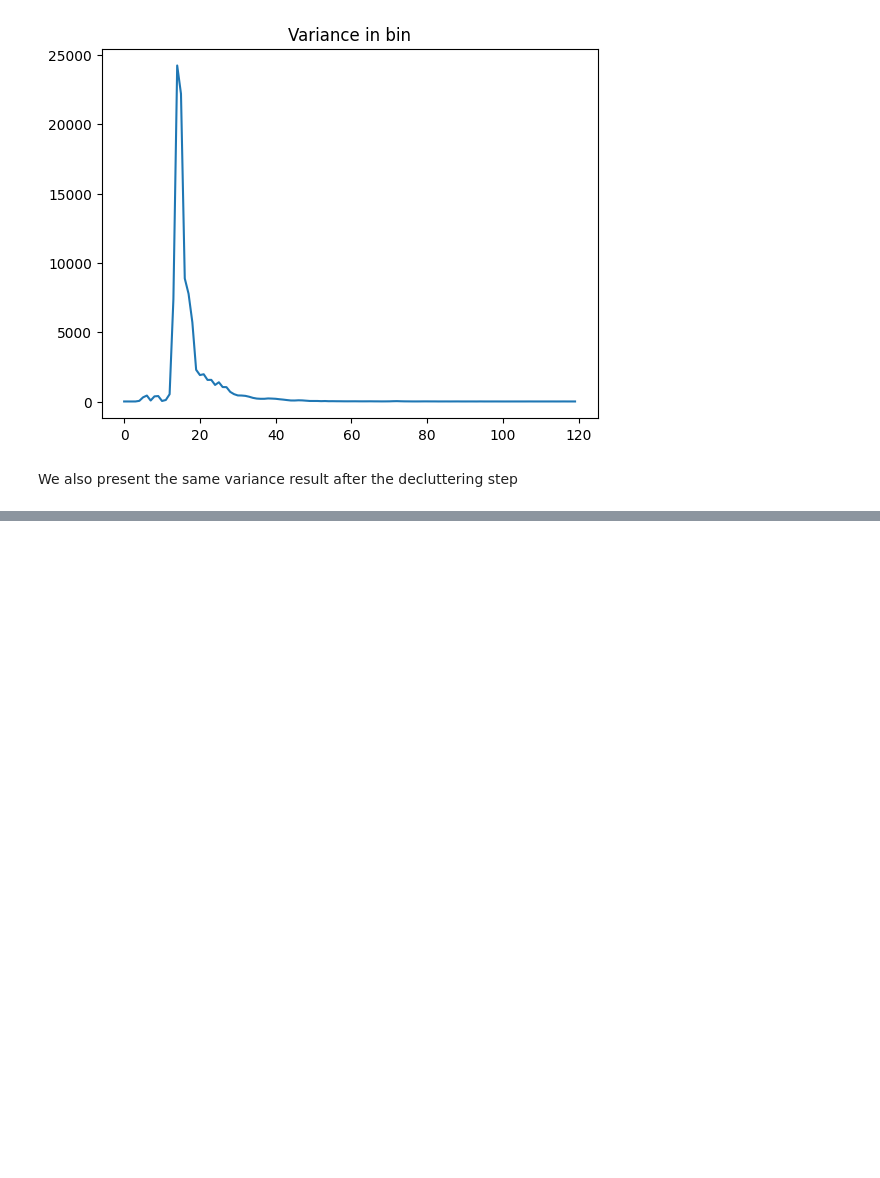
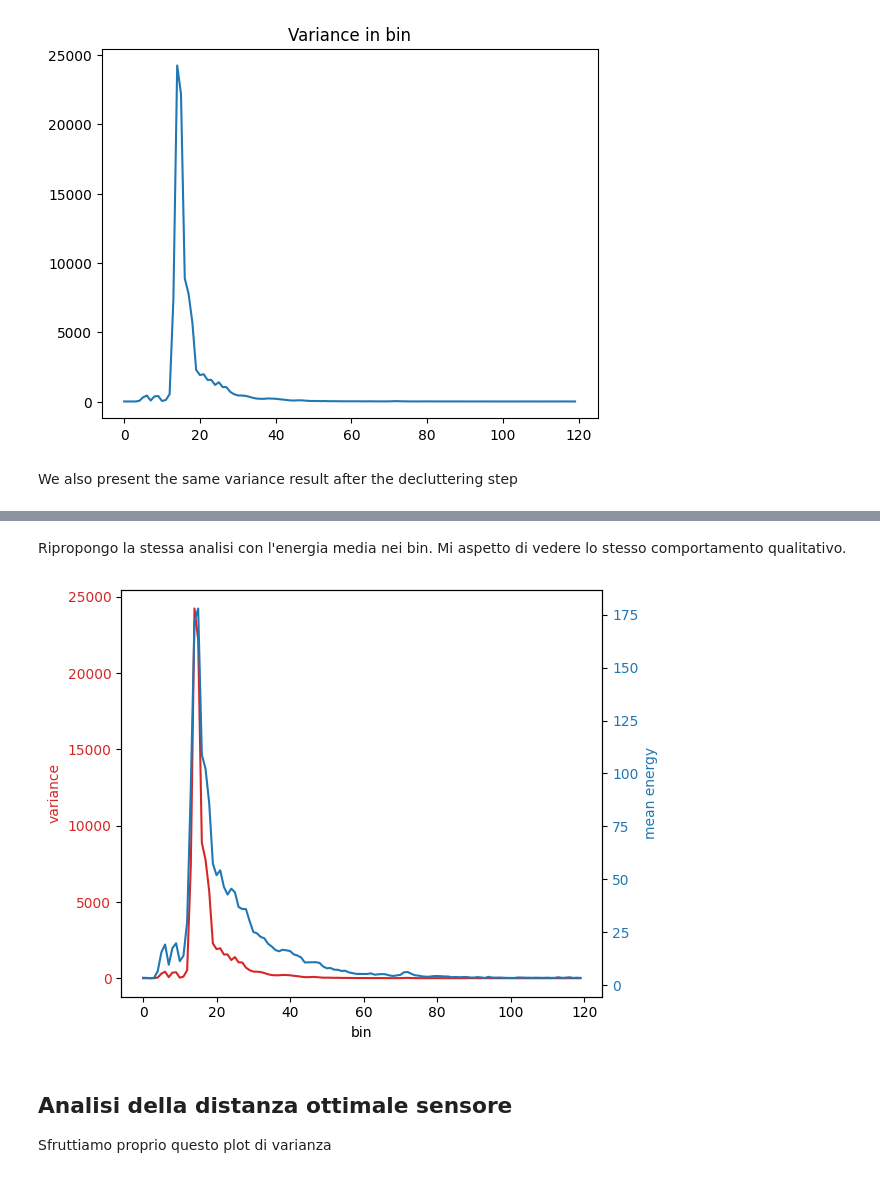
Before and after one commit to FattiMei/smart-trainer, a Jupyter notebook: analysis/classic.ipynb, the cells around one changed output, grey strips where cells are left out. Cells and saved outputs as stored; diff of their text form; code cells hidden in the pictures; blank space fills up the shorter version.

Commit message:
Add analysis on optimal sensor distance

```diff
--- a/analysis/classic.ipynb
+++ b/analysis/classic.ipynb
@@ -111,0 +113,26 @@ plt.show()
+# %% [markdown]
+Ripropongo la stessa analisi con l'energia media nei bin. Mi aspetto di vedere lo stesso comportamento qualitativo.
+# %%
+mean_energy = np.mean(mag, axis=0)
+
+fig, ax1 = plt.subplots()
+
+color = 'tab:red'
+ax1.set_xlabel('bin')
+ax1.set_ylabel('variance', color=color)
+ax1.plot(np.diag(S), label='bin variance', color=color)
+ax1.tick_params(axis='y', labelcolor=color)
+
+color = 'tab:blue'
+ax2 = ax1.twinx()
+ax2.set_ylabel('mean energy', color=color)
+ax2.plot(mean_energy, color=color)
+ax2.tick_params(axis='y', labelcolor=color)
+
+fig.tight_layout()
+plt.show()
+# %% [output]
+[figure, added]
+# %% [markdown]
+## Analisi della distanza ottimale sensore
+Sfruttiamo proprio questo plot di varianza
```
Also changed, not shown: parts of 7 cells of this notebook.
